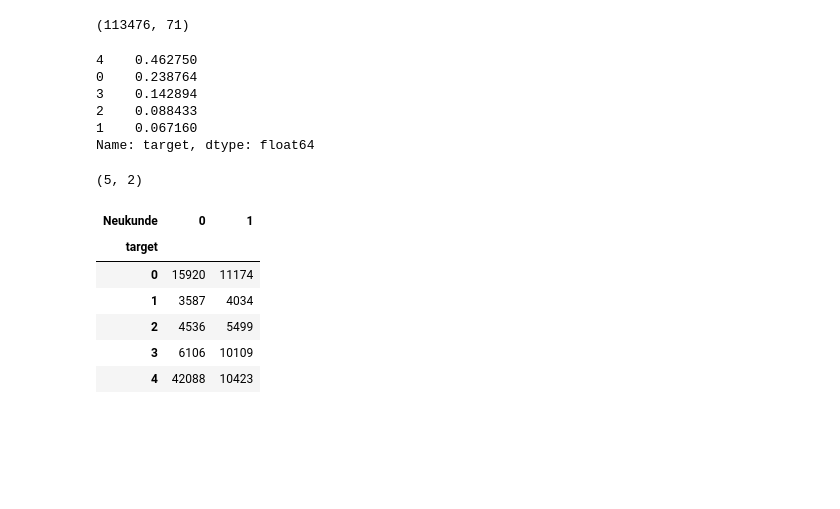
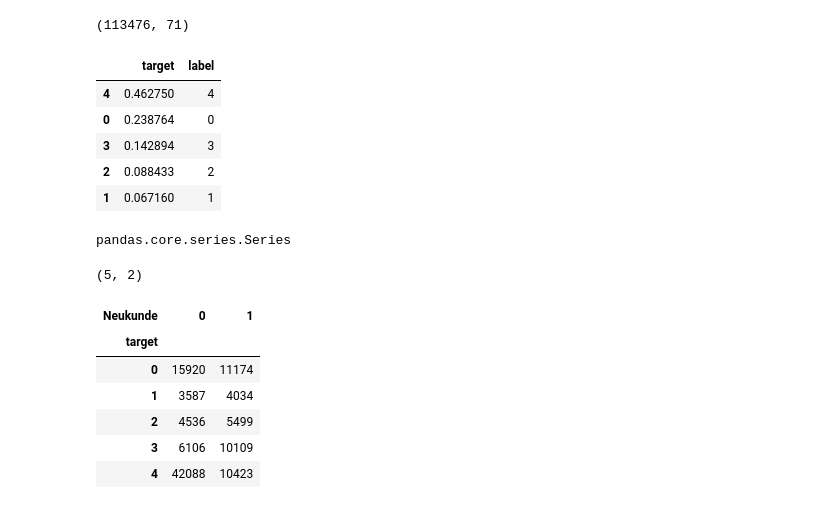
Before and after one commit to oscarm524/Data-Mining-Cup, a Jupyter notebook: DMC-2008/Data_Exploration/Data_Exploration.ipynb, the cells around one changed output. Saved outputs shown, nothing was run; the diff lists cells and outputs as text; code cells hidden in the pictures; blank space fills up the shorter version.

```diff
--- a/DMC-2008/Data_Exploration/Data_Exploration.ipynb
+++ b/DMC-2008/Data_Exploration/Data_Exploration.ipynb
@@ -41,15 +41,23 @@ train.head()
 train.shape
 # %% [output]
 (113476, 71)
-# %%
-train['target'].value_counts() / train.shape[0]
-# %% [output]
-4    0.462750
-0    0.238764
-3    0.142894
-2    0.088433
-1    0.067160
-Name: target, dtype: float64
+# %%
+data_plot1 = pd.DataFrame(train['target'].value_counts() / train.shape[0])
+data_plot1['label'] = data_plot1.index
+
+data_plot1
+# sns.barplot(data = a)
+# %% [output]
+|  | target | label |
+| 4 | 0.462750 | 4 |
+| 0 | 0.238764 | 0 |
+| 3 | 0.142894 | 3 |
+| 2 | 0.088433 | 2 |
+| 1 | 0.067160 | 1 |
+# %%
+a
+# %% [output]
+pandas.core.series.Series
 # %%
 a = pd.crosstab(train['target'], train['Neukunde'])
 a.shape
```
